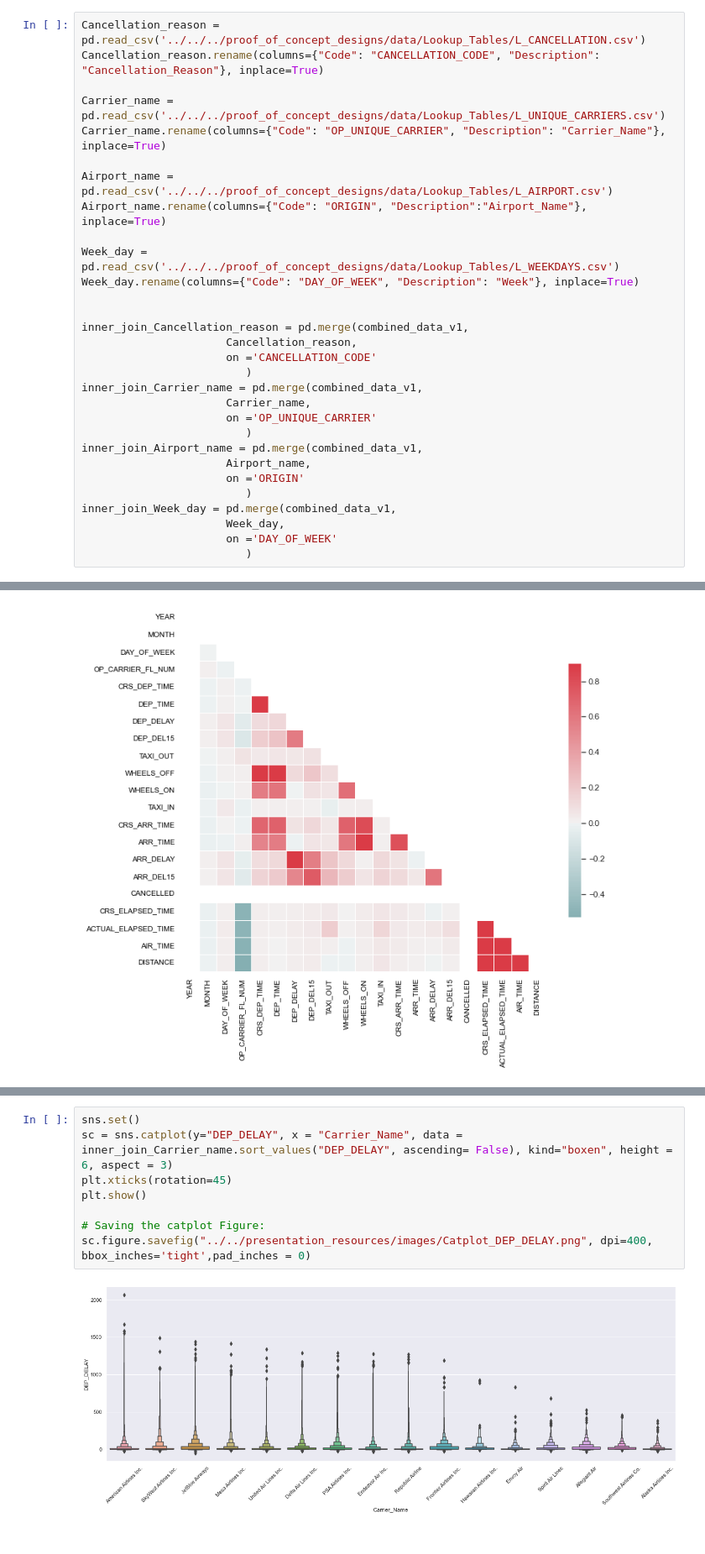
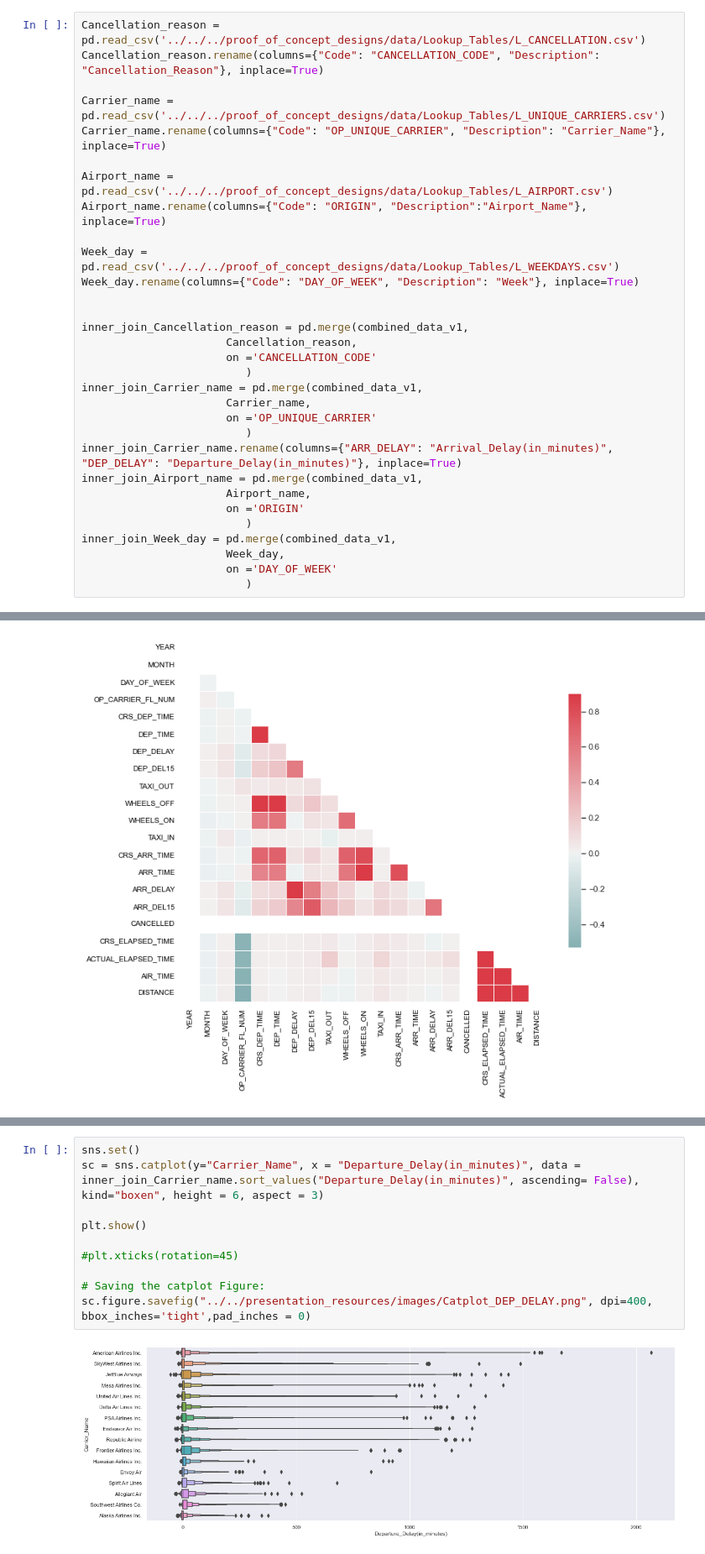
Before and after one commit to Mohammadbinshahid/Team4_Capstone_Project, a Jupyter notebook: proof_of_concept_designs/exploratory_data_analysis/flight_delay_predictions/flight_delay_prediction_EDA.ipynb, the cells around one changed output, grey strips where cells are left out. Shown at 84% size. Cells and saved outputs as stored; diff of their text form.

```diff
--- a/proof_of_concept_designs/exploratory_data_analysis/flight_delay_predictions/flight_delay_prediction_EDA.ipynb
+++ b/proof_of_concept_designs/exploratory_data_analysis/flight_delay_predictions/flight_delay_prediction_EDA.ipynb
@@ -100,6 +100,7 @@ inner_join_Carrier_name = pd.merge(combined_data_v1,
                       Carrier_name,
                       on ='OP_UNIQUE_CARRIER'
                          )
+inner_join_Carrier_name.rename(columns={"ARR_DELAY": "Arrival_Delay(in_minutes)", "DEP_DELAY": "Departure_Delay(in_minutes)"}, inplace=True)
 inner_join_Airport_name = pd.merge(combined_data_v1,
                       Airport_name,
                       on ='ORIGIN'
@@ -583,10 +584,12 @@ sc.figure.savefig("../../presentation_resources/images/Catplot_ARR_DELAY.png", d
 # %%
 sns.set()
-sc = sns.catplot(y="DEP_DELAY", x = "Carrier_Name", data = inner_join_Carrier_name.sort_values("DEP_DELAY", ascending= False), kind="boxen", height = 6, aspect = 3)
-plt.xticks(rotation=45)
+sc = sns.catplot(y="Carrier_Name", x = "Departure_Delay(in_minutes)", data = inner_join_Carrier_name.sort_values("Departure_Delay(in_minutes)", ascending= False), kind="boxen", height = 6, aspect = 3)
+
 plt.show()
+
+#plt.xticks(rotation=45)
 
 # Saving the catplot Figure:
 sc.figure.savefig("../../presentation_resources/images/Catplot_DEP_DELAY.png", dpi=400, bbox_inches='tight',pad_inches = 0)
 # %% [output]
-[figure, old version]
+[figure, new version]
```
Also changed, not shown: parts of 3 cells of this notebook.
